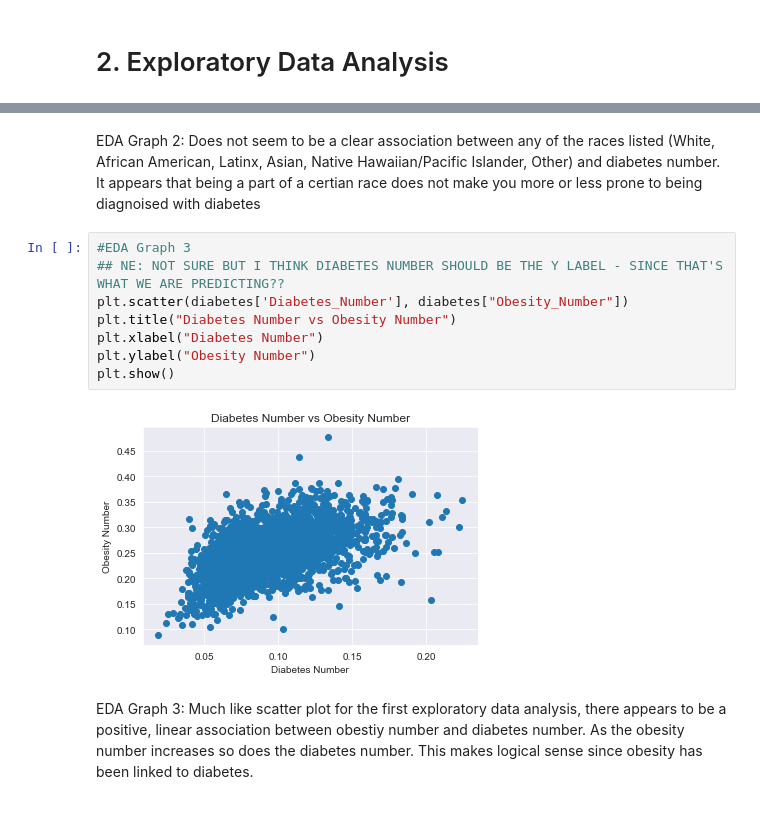
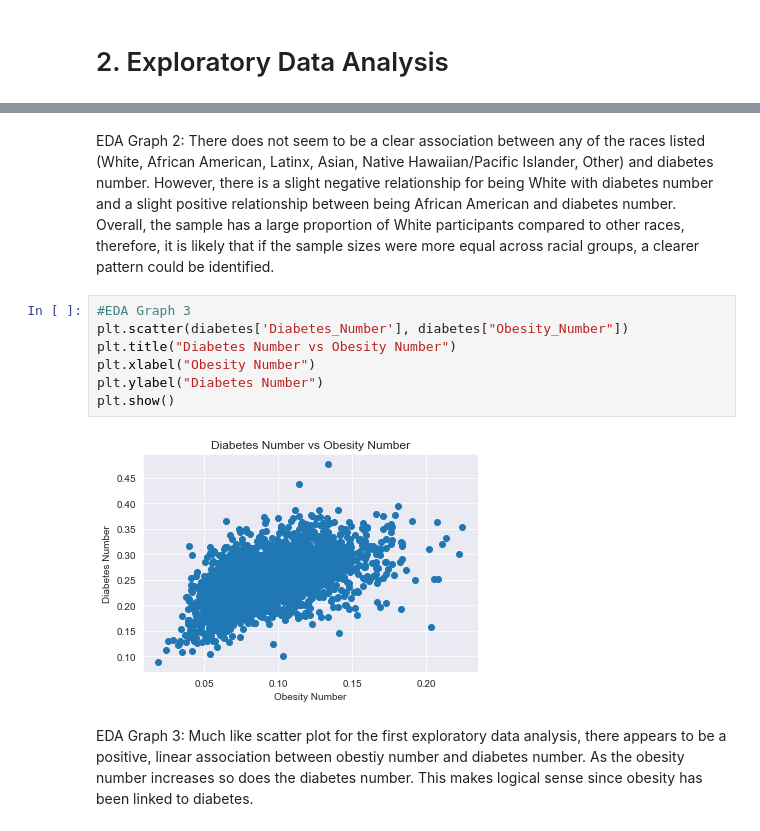
Before and after one commit to aramburoc/CSS_Project2_Group1, a Jupyter notebook: Project 2 Students.ipynb, the cells around one changed output, grey strips where cells are left out. Cells and saved outputs as stored; diff of their text form.

```diff
--- a/Project 2 Students.ipynb
+++ b/Project 2 Students.ipynb
@@ -277,17 +294,16 @@ plt.show()
 [figure]
 [figure]
 # %% [markdown]
-EDA Graph 2: Does not seem to be a clear association between any of the races listed (White, African American, Latinx, Asian, Native Hawaiian/Pacific Islander, Other) and diabetes number. It appears that being a part of a certian race does not make you more or less prone  to being diagnoised with diabetes
+EDA Graph 2: There does not seem to be a clear association between any of the races listed (White, African American, Latinx, Asian, Native Hawaiian/Pacific Islander, Other) and diabetes number. However, there is a slight negative relationship for being White with diabetes number and a slight positive relationship between being African American and diabetes number. Overall, the sample has a large proportion of White participants compared to other races, therefore, it is likely that if the sample sizes were more equal across racial groups, a clearer pattern could be identified.
 # %%
 #EDA Graph 3
-## NE: NOT SURE BUT I THINK DIABETES NUMBER SHOULD BE THE Y LABEL - SINCE THAT'S WHAT WE ARE PREDICTING??
 plt.scatter(diabetes['Diabetes_Number'], diabetes["Obesity_Number"])
 plt.title("Diabetes Number vs Obesity Number")
-plt.xlabel("Diabetes Number")
-plt.ylabel("Obesity Number")
+plt.xlabel("Obesity Number")
+plt.ylabel("Diabetes Number")
 plt.show()
 # %% [output]
-[figure, old version]
+[figure, new version]
 # %% [markdown]
 EDA Graph 3: Much like scatter plot for the first exploratory data analysis, there appears to be a positive, linear association between obestiy number and diabetes number. As the obesity number increases so does the diabetes number. This makes logical sense since obesity has been linked to diabetes.
 # %% [markdown]
```
Also changed, not shown: parts of 29 cells of this notebook.
